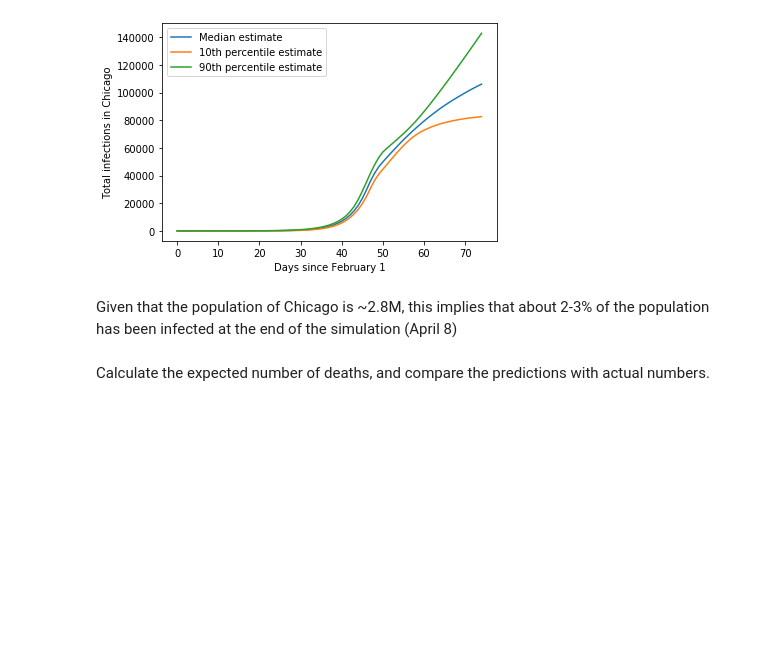
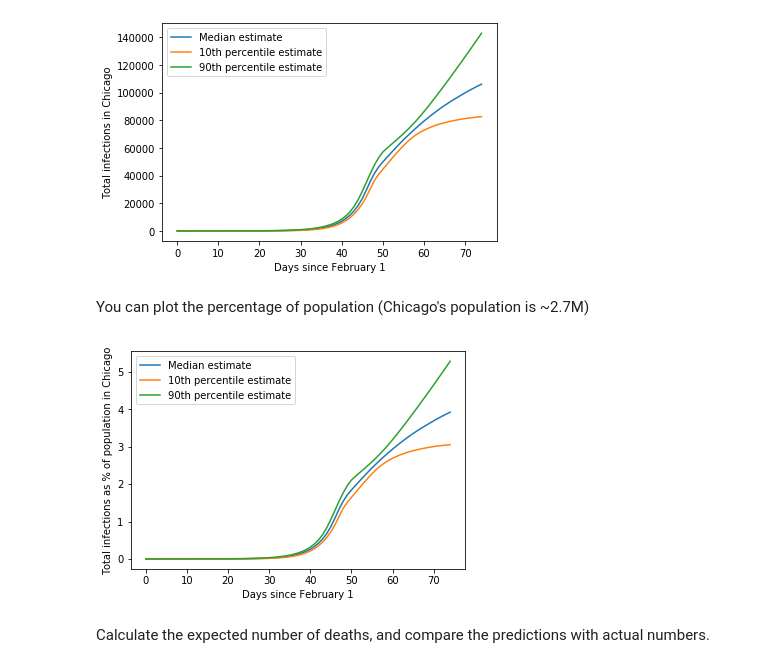
Before and after one commit to Inoueian/covid_19, a Jupyter notebook: notebooks/change_point_model.ipynb, the cells around one changed output. Cells and saved outputs as stored; diff of their text form; code cells hidden in the pictures; blank space fills up the shorter version.

Commit message:
Add plot with total infections as percentage of population

```diff
--- a/notebooks/change_point_model.ipynb
+++ b/notebooks/change_point_model.ipynb
@@ -285,8 +285,21 @@ plt.legend()
 plt.show()
 # %% [output]
 [figure]
-# %% [markdown]
-Given that the population of Chicago is ~2.8M, this implies that about 2-3% of the population has been infected at the end of the simulation (April 8)
+# %% [markdown]
+You can plot the percentage of population (Chicago's population is ~2.7M)
+# %%
+total_median = cf.percentile_prediction(total_matrix, 50)
+total_10 = cf.percentile_prediction(total_matrix, 10)
+total_90 = cf.percentile_prediction(total_matrix, 90)
+plt.plot(x, total_median / 2.7e6 * 100, label='Median estimate')
+plt.plot(x, total_10 / 2.7e6 * 100, label='10th percentile estimate')
+plt.plot(x, total_90 / 2.7e6 * 100, label='90th percentile estimate')
+plt.xlabel('Days since February 1')
+plt.ylabel(f'Total infections as % of population in {location}')
+plt.legend()
+plt.show()
+# %% [output]
+[figure, added]
 # %% [markdown]
 Calculate the expected number of deaths, and compare the predictions with actual numbers.
 # %%
```
